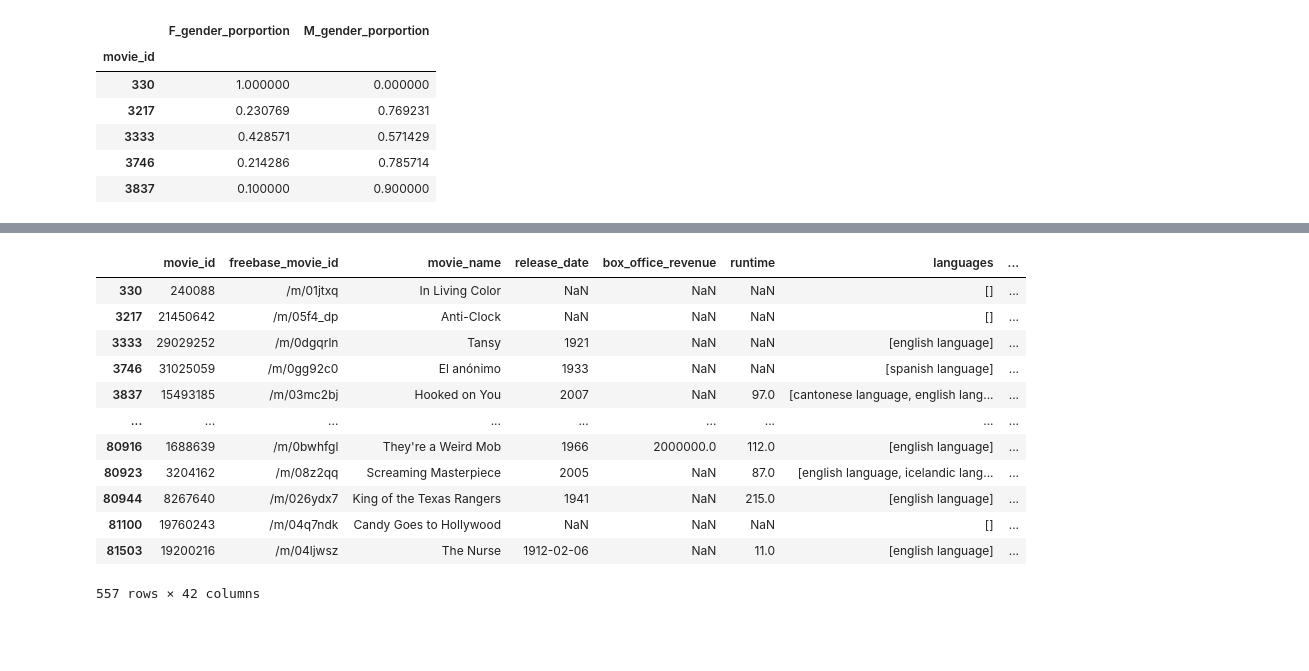
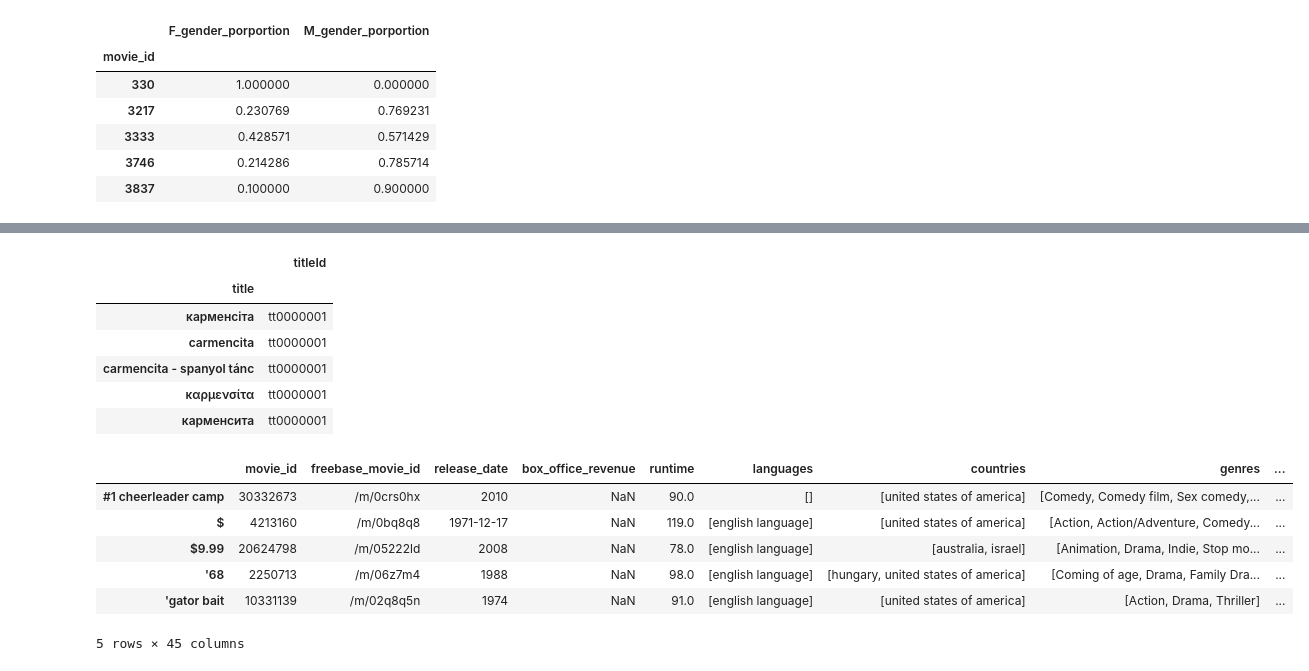
Before and after one commit to epfl-ada/ada-2022-project-adlucere2022, a Jupyter notebook: merge.ipynb, the cells around one changed output, grey strips where cells are left out. Drawn from its saved outputs; the diff is of its cells as text; code cells hidden in the pictures; blank space fills up the shorter version.

Commit message:
imdb scores

```diff
--- a/merge.ipynb
+++ b/merge.ipynb
@@ -536,0 +554,6 @@ gender_presence.head()
+# %%
+lexical_data = pd.read_csv(DATA_PATHWAY + 'plot_lexicon.csv', sep=',').drop(labels=['plot_summary'], axis=1)
+movie_data = pd.merge(movie_data, lexical_data, left_on='movie_id', right_on='movie_id')
+movie_data['pn'] = movie_data['positive_count']/(movie_data['positive_count'] + movie_data['negative_count'])
+
+movie_data.head()
@@ -536,0 +581,4 @@ gender_presence.head()
+# %%
+movie_data.movie_name = movie_data.movie_name.apply(lambda x: x.lower().strip())
+movie_data = movie_data.set_index('movie_name')
+pre = movie_data.shape[0]
@@ -536,0 +596,3 @@ gender_presence.head()
+# %%
+akas = pd.read_csv('./data/imdb/title_akas.tsv', sep = "\t").dropna()
+ratings = pd.read_csv('./data/imdb/title_ratings.tsv', sep = "\t")
@@ -537,18 +617,24 @@ gender_presence.head()
+# %%
+akas.title = akas.title.apply(lambda x: x.lower().strip())
+akas.drop_duplicates(subset = 'title', inplace = True)
+akas = akas[["titleId", "title"]].set_index('title')
+akas.head()
+# %% [output]
+|  | titleId |
+| title |  |
+| карменсіта | tt0000001 |
+| carmencita | tt0000001 |
+| carmencita - spanyol tánc | tt0000001 |
+| καρμενσίτα | tt0000001 |
+| карменсита | tt0000001 |
 # %%
-gender_merged = pd.merge(movie_data, gender_presence, left_index= True, right_index = True)
-gender_merged.head()[gender_presence.columns]
-gender_merged
+movie_data = pd.merge(movie_data, akas, left_index= True, right_index = True)
+movie_data.head()
 # %% [output]
-|  | movie_id | freebase_movie_id | movie_name | release_date | box_office_revenue | runtime | languages | ... |
-| 330 | 240088 | /m/01jtxq | In Living Color | NaN | NaN | NaN | [] | ... |
-| 3217 | 21450642 | /m/05f4_dp | Anti-Clock | NaN | NaN | NaN | [] | ... |
-| 3333 | 29029252 | /m/0dgqrln | Tansy | 1921 | NaN | NaN | [english language] | ... |
-| 3746 | 31025059 | /m/0gg92c0 | El anónimo | 1933 | NaN | NaN | [spanish language] | ... |
-| 3837 | 15493185 | /m/03mc2bj | Hooked on You | 2007 | NaN | 97.0 | [cantonese language, english lang... | ... |
-| ... | ... | ... | ... | ... | ... | ... | ... | ... |
-| 80916 | 1688639 | /m/0bwhfgl | They're a Weird Mob | 1966 | 2000000.0 | 112.0 | [english language] | ... |
-| 80923 | 3204162 | /m/08z2qq | Screaming Masterpiece | 2005 | NaN | 87.0 | [english language, icelandic lang... | ... |
-| 80944 | 8267640 | /m/026ydx7 | King of the Texas Rangers | 1941 | NaN | 215.0 | [english language] | ... |
-| 81100 | 19760243 | /m/04q7ndk | Candy Goes to Hollywood | NaN | NaN | NaN | [] | ... |
-| 81503 | 19200216 | /m/04ljwsz | The Nurse | 1912-02-06 | NaN | 11.0 | [english language] | ... |
+|  | movie_id | freebase_movie_id | release_date | box_office_revenue | runtime | languages | countries | genres | ... |
+| #1 cheerleader camp | 30332673 | /m/0crs0hx | 2010 | NaN | 90.0 | [] | [united states of america] | [Comedy, Comedy film, Sex comedy,... | ... |
+| $ | 4213160 | /m/0bq8q8 | 1971-12-17 | NaN | 119.0 | [english language] | [united states of america] | [Action, Action/Adventure, Comedy... | ... |
+| $9.99 | 20624798 | /m/05222ld | 2008 | NaN | 78.0 | [english language] | [australia, israel] | [Animation, Drama, Indie, Stop mo... | ... |
+| '68 | 2250713 | /m/06z7m4 | 1988 | NaN | 98.0 | [english language] | [hungary, united states of america] | [Coming of age, Drama, Family Dra... | ... |
+| 'gator bait | 10331139 | /m/02q8q5n | 1974 | NaN | 91.0 | [english language] | [united states of america] | [Action, Drama, Thriller] | ... |
-557 rows × 42 columns
+5 rows × 45 columns
```
Also changed, not shown: parts of 21 cells of this notebook, 2 other files.
